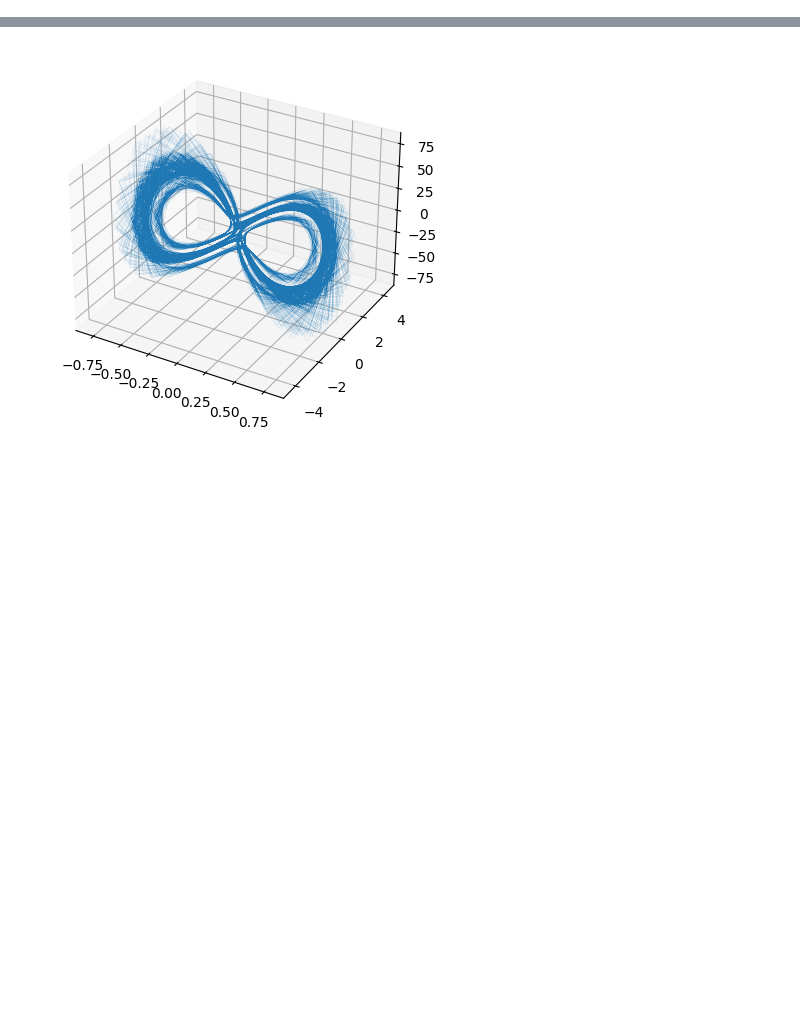
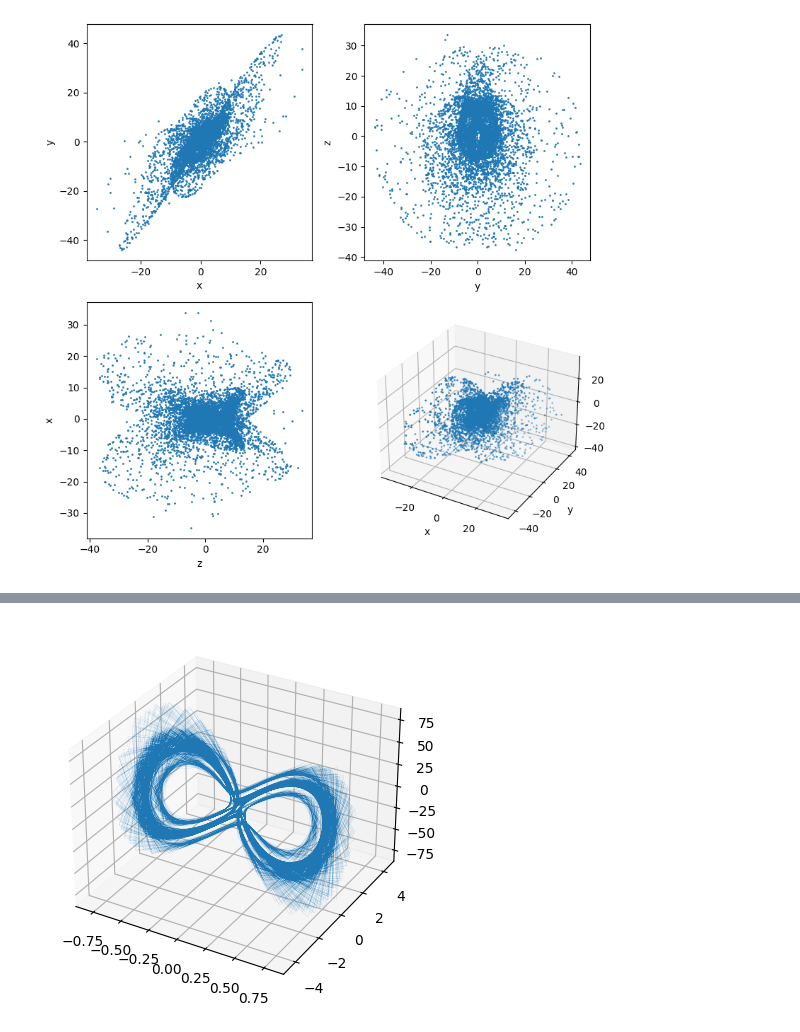
Before and after one commit to arianna-cox/chaotic-systems-ml, a Jupyter notebook: plot_3D_systems.ipynb, the cells around one changed output, grey strips where cells are left out. Cells and saved outputs as stored; diff of their text form; code cells hidden in the pictures; blank space fills up the shorter version.

```diff
--- a/plot_3D_systems.ipynb
+++ b/plot_3D_systems.ipynb
@@ -22,18 +22,18 @@ import matplotlib.pyplot as plt
 # all_prediction = dictionary["x_transformation_0"][c]*maximum_allowed
 # all_delta = all_prediction - all_s[:,-1,:]
 # %%
-system = 'Moore'
+system = 'Lorentz'
 number_data_points = 10000
 time_span = 5
 time_step = 0.1
-number_timesteps_predict = 1
+number_timesteps_predict = 10
 
 name = f"{system}_{number_data_points}"
-filename = f'data_dictionaries/data_std0001_{name}.npy'
+filename = f'data_dictionaries/data_{name}.npy'
 
 dictionary = np.load(filename, allow_pickle=True).item()
 t = np.arange(0, time_span, time_step)
-c = np.inf
+c = 50
 
 # Scale the data back up
 maximum_allowed = 100
@@ -66,20 +66,70 @@ print((delta**2).mean())
 # ax.plot(all_delta[:,0], all_delta[:,1], all_delta[:,2], linewidth=0.2)
 # plt.show()
 # %%
-print(delta.shape)
-plt.scatter(delta[:,0], delta[:,1], s=1)
-plt.ylabel('delta_y')
-plt.xlabel('delta_x')
+# fig, axs = plt.subplots(2, 2)
+# axs[0, 0].plot(x, y)
+# axs[0, 0].set_title('Axis [0, 0]')
+# axs[0, 1].plot(x, y, 'tab:orange')
+# axs[0, 1].set_title('Axis [0, 1]')
+# axs[1, 0].plot(x, -y, 'tab:green')
+# axs[1, 0].set_title('Axis [1, 0]')
+# axs[1, 1].plot(x, -y, 'tab:red')
+# axs[1, 1].set_title('Axis [1, 1]')
+
+# print(delta.shape)
+# axs[0, 0].scatter(delta[:,0], delta[:,1], s=1)
+# axs[0, 0].ylabel('delta_y')
+# axs[0, 0].xlabel('delta_x')
+# ax[0,0].set(xlabel='delta_x', ylabel='delta_y')
+# axs[0, 1].scatter(delta[:,0], delta[:,2], s=1)
+# axs[0, 1].ylabel('delta_z')
+# axs[0, 1].xlabel('delta_x')
+# axs[1, 0].scatter(delta[:,1], delta[:,2], s=1)
+# axs[1, 0].ylabel('delta_z')
+# axs[1, 0].xlabel('delta_y')
+# axs[1,1] = plt.figure().add_subplot(projection='3d')
+# axs[1,1].scatter(delta[:,0], delta[:,1], delta[:,2], s=1)
+# plt.show()
+
+fig, axes = plt.subplots(nrows=2, ncols=2, figsize=(8, 8))
+x_label = ['x', 'y', 'z']
+
+# Plotting scatter plots
+for i, ax in enumerate(axes.flat):
+    if i == 3:
+        ax.set_xticks([])
+        ax.set_yticks([])
+        ax.spines['top'].set_visible(False)
+        ax.spines['bottom'].set_visible(False)
+        ax.spines['left'].set_visible(False)
+        ax.spines['right'].set_visible(False)
+        ax = fig.add_subplot(2,2,4, projection='3d')
+        ax.scatter(delta[:,0], delta[:,1], delta[:,2], s=1)
+        ax.set_xlabel('x')
+        ax.set_ylabel('y')
+        ax.set_zlabel('z')
+
+    else:
+        x = delta[:,i]
+        y = delta[:,(i + 1) % 3]  # Cycle through the data arrays
+        ax.scatter(x, y, s=1)
+        # ax.set_title(f"Scatter Plot {i+1}")
+
+        ax.set_xlabel(x_label[i])
+        ax.set_ylabel(x_label[(i + 1) % 3])
+        ax.spines['top'].set_visible(True)
+        ax.spines['bottom'].set_visible(True)
+        ax.spines['left'].set_visible(True)
+        ax.spines['right'].set_visible(True)
+
+
+
+# Adjust spacing between subplots
+plt.tight_layout()
+
+# Show the plot
 plt.show()
-plt.scatter(delta[:,0], delta[:,2], s=1)
-plt.ylabel('delta_z')
-plt.xlabel('delta_x')
-plt.show()
-plt.scatter(delta[:,1], delta[:,2], s=1)
-plt.ylabel('delta_z')
-plt.xlabel('delta_y')
-plt.show()
-ax = plt.figure().add_subplot(projection='3d')
-ax.scatter(delta[:,0], delta[:,1], delta[:,2], s=1)
-plt.show()
+plt.savefig(f'delta_{system}_c{str(c)}_timesteps_{number_timesteps_predict}.png', dpi=300, format='png')
+            # , bbox_inches='tight')
 # %% [output]
+[figure, new version]
```
Also changed, not shown: parts of 2 cells of this notebook, 11 other files.
